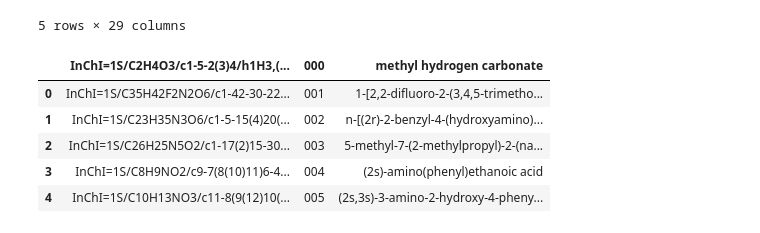
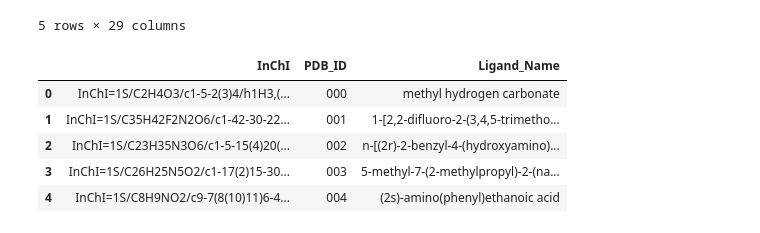
Before and after one commit to GabriManz/Interacciones-Proteina-Farmaco, a Jupyter notebook: Interacciones.ipynb, the cells around one changed output. Cells and saved outputs as stored; diff of their text form; code cells hidden in the pictures.

```diff
--- a/Interacciones.ipynb
+++ b/Interacciones.ipynb
@@ -85,14 +85,17 @@ import io
 # %%
 # Leer el archivo InChI
 inchi_file_url = "http://ligand-expo.rcsb.org/dictionaries/Components-inchi.ich"
-inchi_data = pd.read_csv(inchi_file_url, sep='\t')
+inchi_data = pd.read_csv(inchi_file_url, sep='\t', header = None)
+
+# Asignar nombres de columnas si no están presentes
+inchi_data.columns = ['InChI', 'PDB_ID', 'Ligand_Name']
 
 # Mostrar primeras filas
 inchi_data.head()
 # %% [output]
-|  | InChI=1S/C2H4O3/c1-5-2(3)4/h1H3,(... | 000 | methyl hydrogen carbonate |
-| 0 | InChI=1S/C35H42F2N2O6/c1-42-30-22... | 001 | 1-[2,2-difluoro-2-(3,4,5-trimetho... |
-| 1 | InChI=1S/C23H35N3O6/c1-5-15(4)20(... | 002 | n-[(2r)-2-benzyl-4-(hydroxyamino)... |
-| 2 | InChI=1S/C26H25N5O2/c1-17(2)15-30... | 003 | 5-methyl-7-(2-methylpropyl)-2-(na... |
-| 3 | InChI=1S/C8H9NO2/c9-7(8(10)11)6-4... | 004 | (2s)-amino(phenyl)ethanoic acid |
-| 4 | InChI=1S/C10H13NO3/c11-8(9(12)10(... | 005 | (2s,3s)-3-amino-2-hydroxy-4-pheny... |
+|  | InChI | PDB_ID | Ligand_Name |
+| 0 | InChI=1S/C2H4O3/c1-5-2(3)4/h1H3,(... | 000 | methyl hydrogen carbonate |
+| 1 | InChI=1S/C35H42F2N2O6/c1-42-30-22... | 001 | 1-[2,2-difluoro-2-(3,4,5-trimetho... |
+| 2 | InChI=1S/C23H35N3O6/c1-5-15(4)20(... | 002 | n-[(2r)-2-benzyl-4-(hydroxyamino)... |
+| 3 | InChI=1S/C26H25N5O2/c1-17(2)15-30... | 003 | 5-methyl-7-(2-methylpropyl)-2-(na... |
+| 4 | InChI=1S/C8H9NO2/c9-7(8(10)11)6-4... | 004 | (2s)-amino(phenyl)ethanoic acid |
```
Also changed, not shown: parts of 6 cells of this notebook.
